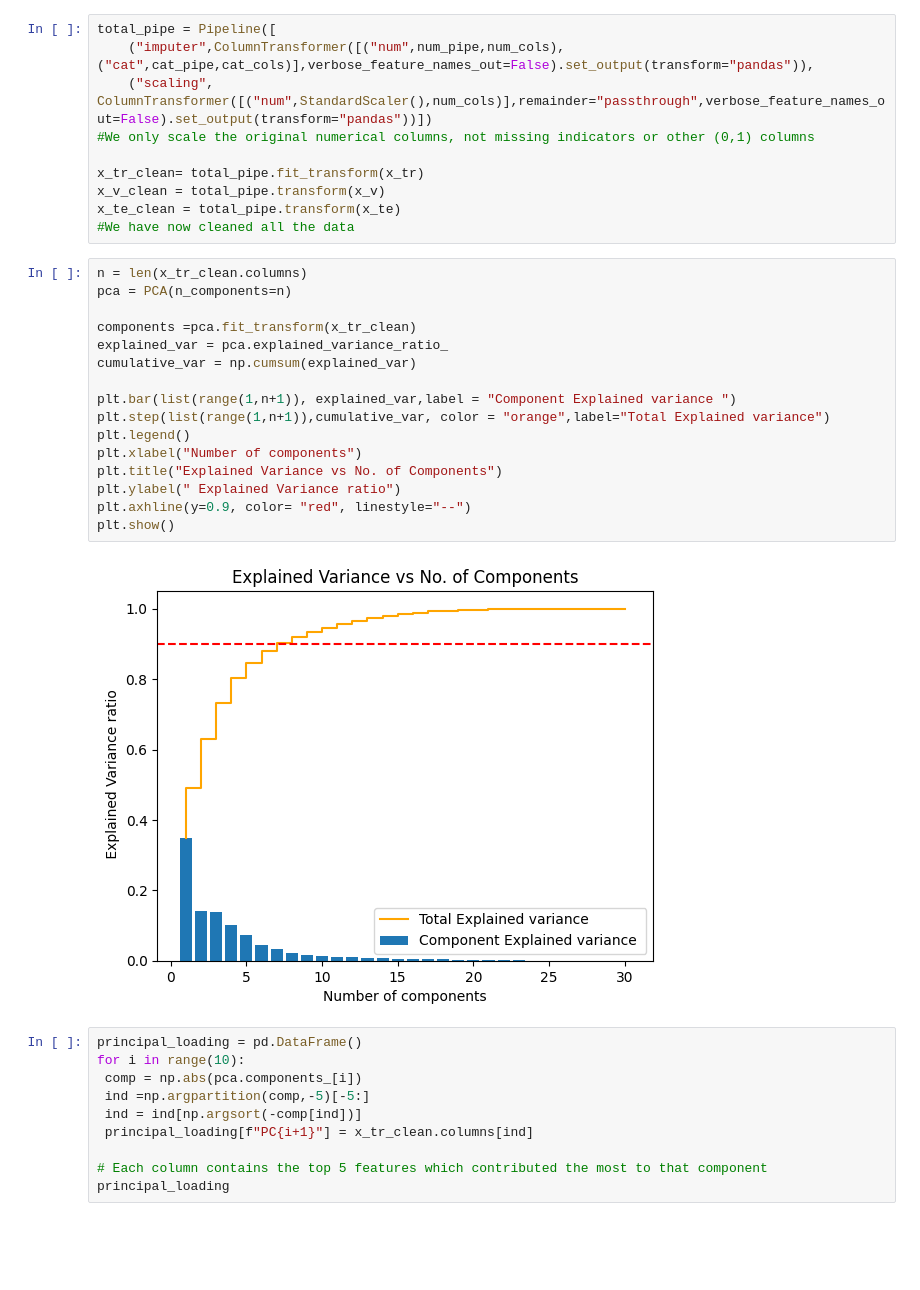
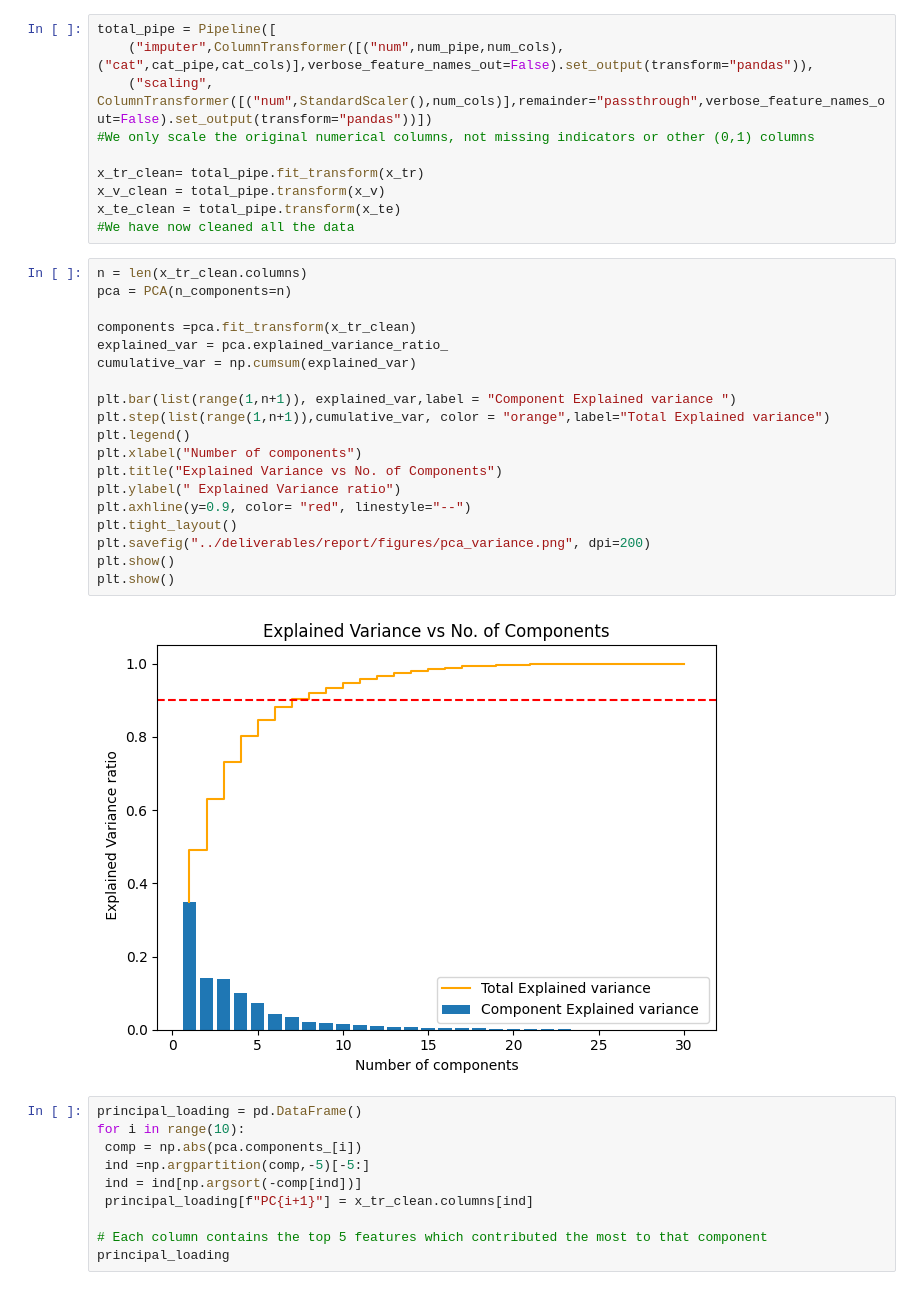
Before and after one commit to Soemon007/DS203_GroupProject, a Jupyter notebook: code/Preprocessing.ipynb, the cells around one changed output. Saved outputs shown, nothing was run; the diff lists cells and outputs as text; blank space fills up the shorter version.

Commit message:
Fix figure generation

```diff
--- a/code/Preprocessing.ipynb
+++ b/code/Preprocessing.ipynb
@@ -84,21 +84,24 @@ x_te_clean = total_pipe.transform(x_te)
 # %%
 n = len(x_tr_clean.columns)
 pca = PCA(n_components=n)
 
 components =pca.fit_transform(x_tr_clean)
 explained_var = pca.explained_variance_ratio_
 cumulative_var = np.cumsum(explained_var)
 
 plt.bar(list(range(1,n+1)), explained_var,label = "Component Explained variance ")
 plt.step(list(range(1,n+1)),cumulative_var, color = "orange",label="Total Explained variance")
 plt.legend()
 plt.xlabel("Number of components")
 plt.title("Explained Variance vs No. of Components")
 plt.ylabel(" Explained Variance ratio")
 plt.axhline(y=0.9, color= "red", linestyle="--")
+plt.tight_layout()
+plt.savefig("../deliverables/report/figures/pca_variance.png", dpi=200)
 plt.show()
+plt.show()
 # %% [output]
-[figure, old version]
+[figure, new version]
 # %%
 principal_loading = pd.DataFrame()
 for i in range(10):
```
Also changed, not shown: parts of 1 cell of this notebook.
